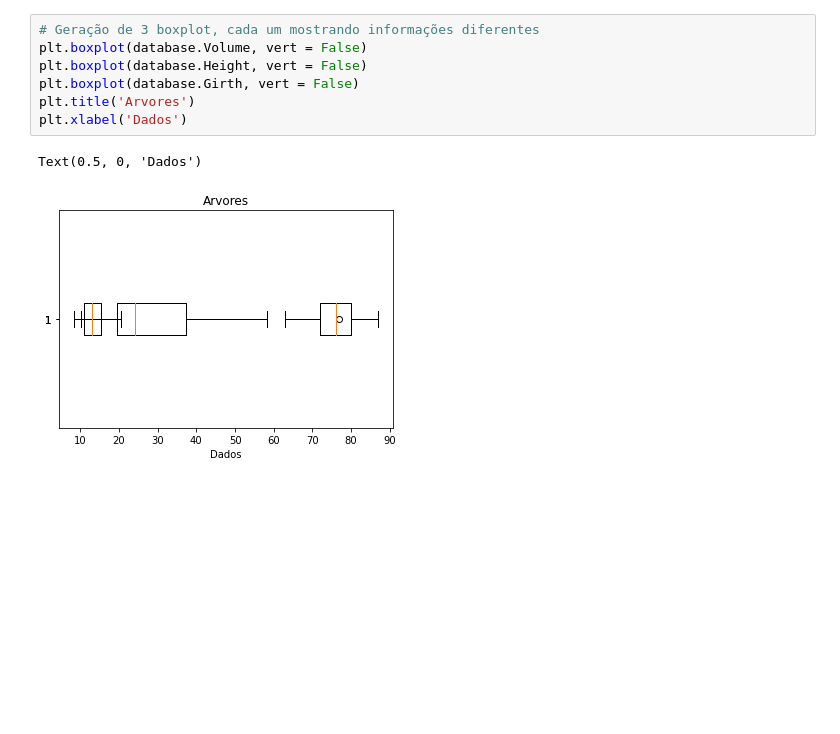
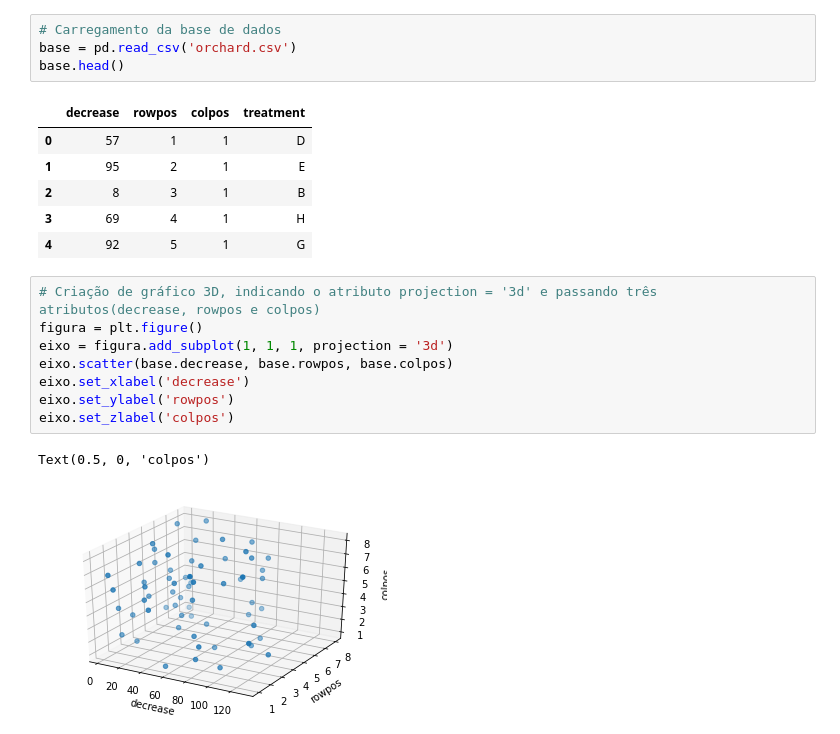
Before and after one commit to ghedin-alison/aulas_data_science, a Jupyter notebook: Untitled.ipynb, the cells around one changed output. Saved outputs shown, nothing was run; the diff lists cells and outputs as text; blank space fills up the shorter version.

```diff
--- a/Untitled.ipynb
+++ b/Untitled.ipynb
@@ -43,10 +8,22 @@ Text(0.5, 0, 'Volume')
-# %%
-# Geração de 3 boxplot, cada um mostrando informações diferentes
-plt.boxplot(database.Volume, vert = False)
-plt.boxplot(database.Height, vert = False)
-plt.boxplot(database.Girth, vert = False)
-plt.title('Arvores')
-plt.xlabel('Dados')
-# %% [output]
-Text(0.5, 0, 'Dados')
-[figure, removed]
+# %%
+# Carregamento da base de dados
+base = pd.read_csv('orchard.csv')
+base.head()
+# %% [output]
+|  | decrease | rowpos | colpos | treatment |
+| 0 | 57 | 1 | 1 | D |
+| 1 | 95 | 2 | 1 | E |
+| 2 | 8 | 3 | 1 | B |
+| 3 | 69 | 4 | 1 | H |
+| 4 | 92 | 5 | 1 | G |
+# %%
+# Criação de gráfico 3D, indicando o atributo projection = '3d' e passando três atributos(decrease, rowpos e colpos)
+figura = plt.figure()
+eixo = figura.add_subplot(1, 1, 1, projection = '3d')
+eixo.scatter(base.decrease, base.rowpos, base.colpos)
+eixo.set_xlabel('decrease')
+eixo.set_ylabel('rowpos')
+eixo.set_zlabel('colpos')
+# %% [output]
+Text(0.5, 0, 'colpos')
+[figure, added]
```
Also changed, not shown: parts of 8 cells of this notebook, 7 other files.
